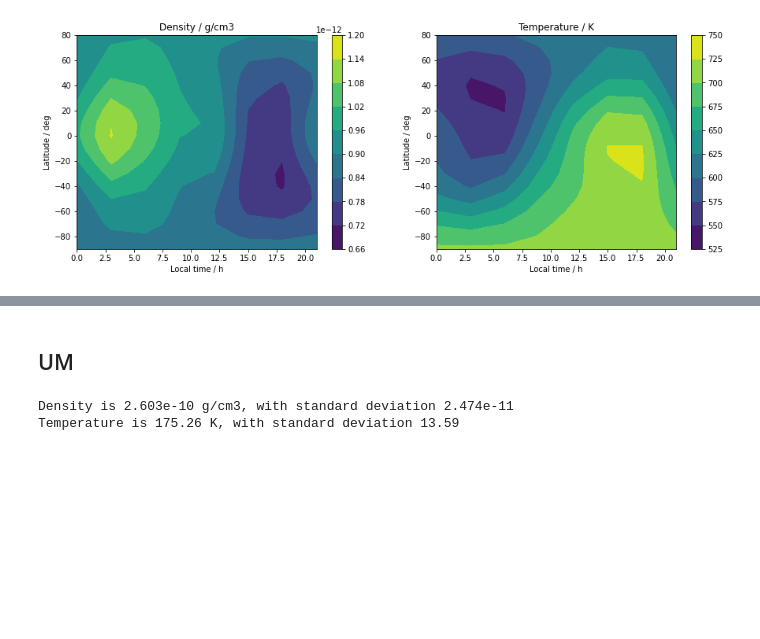
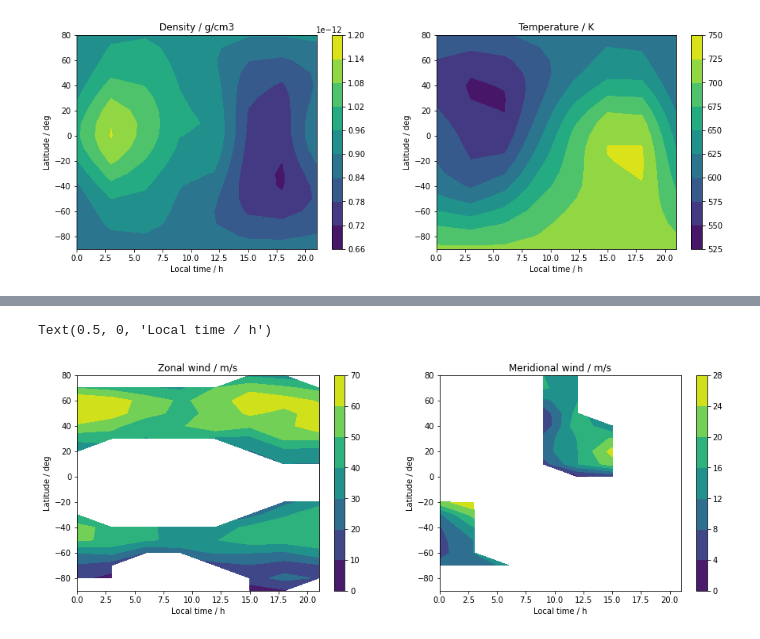
Before and after one commit to swami-h2020-eu/mcm, a Jupyter notebook: docs/Python_example.ipynb, the cells around one changed output, grey strips where cells are left out. Saved outputs shown, nothing was run; the diff lists cells and outputs as text; code cells hidden in the pictures; blank space fills up the shorter version.

```diff
--- a/docs/Python_example.ipynb
+++ b/docs/Python_example.ipynb
@@ -7,7 +7,7 @@ import swami    # SWAMI library
 import numpy as np
 import matplotlib.pyplot as plt
 # %%
-mcm = swami.SwamiModel()  # defaults to MCM
+mcm = swami.MCM()
 # %% [markdown]
 ## Single point
 # %%
@@ -87,8 +90,8 @@ for i, lat in enumerate(lati):
             kp1=1,
             kp2=1,
         )
-        dens[i,j] = out["MCM"]["dens"]
-        temp[i,j] = out["MCM"]["temp"]
+        dens[i,j] = out.dens
+        temp[i,j] = out.temp
 # %%
 f, ax = plt.subplots(1, 2, figsize=(15, 5))
 
@@ -136,28 +114,42 @@ Temperature is 726.31 K
-# %% [markdown]
-## UM
-# %%
-um = swami.SwamiModel("UM")
-
-out = um.run(
-    altitude=100,
-    latitude=3,
-    longitude=15,
-    local_time=12,
-    day_of_year=53,
-    f107=70,
-    f107m=69,
-    kp1=1,
-    kp2=1,
-    get_uncertainty=True
-)
-
-dens = out["UM"]["dens"]
-dens_std = out["UM"]["dens_std"]
-temp = out["UM"]["temp"]
-temp_std = out["UM"]["temp_std"]
-
-print(f"Density is {dens:.3e} g/cm3, with standard deviation {dens_std:.3e}")
-print(f"Temperature is {temp:.2f} K, with standard deviation {temp_std:.2f}")
-# %% [output]
-Density is 2.603e-10 g/cm3, with standard deviation 2.474e-11
-Temperature is 175.26 K, with standard deviation 13.59
+# %%
+lati = np.arange(-90, 90, 10)
+loct = np.arange(0, 24, 3)
+
+xwind = np.zeros((len(lati), len(loct)))
+ywind = np.zeros((len(lati), len(loct)))
+
+for i, lat in enumerate(lati):
+    for j, lt in enumerate(loct):
+        out = mcm.run(
+            altitude=80,
+            latitude=lat,
+            longitude=15,
+            local_time=lt,
+            day_of_year=53,
+            f107=70,
+            f107m=69,
+            kp1=1,
+            kp2=1,
+            get_winds=True
+        )
+        xwind[i,j] = out.xwind
+        ywind[i,j] = out.ywind
+# %%
+f, ax = plt.subplots(1, 2, figsize=(15, 5))
+
+lt, la = np.meshgrid(loct, lati)
+
+c = ax[0].contourf(lt, la, xwind)
+f.colorbar(c, ax=ax[0])
+ax[0].set_title("Zonal wind / m/s")
+ax[0].set_ylabel("Latitude / deg")
+ax[0].set_xlabel("Local time / h")
+
+c = ax[1].contourf(lt, la, ywind)
+f.colorbar(c, ax=ax[1])
+ax[1].set_title("Meridional wind / m/s")
+ax[1].set_ylabel("Latitude / deg")
+ax[1].set_xlabel("Local time / h")
+# %% [output]
+Text(0.5, 0, 'Local time / h')
+[figure, added]
```
Also changed, not shown: parts of 6 cells of this notebook, 5 other files.
